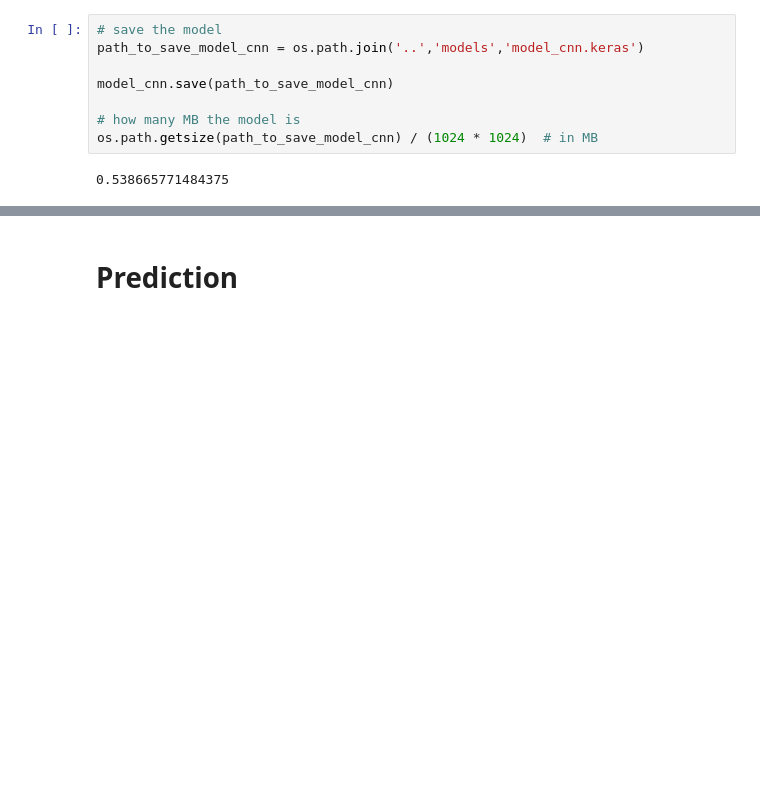
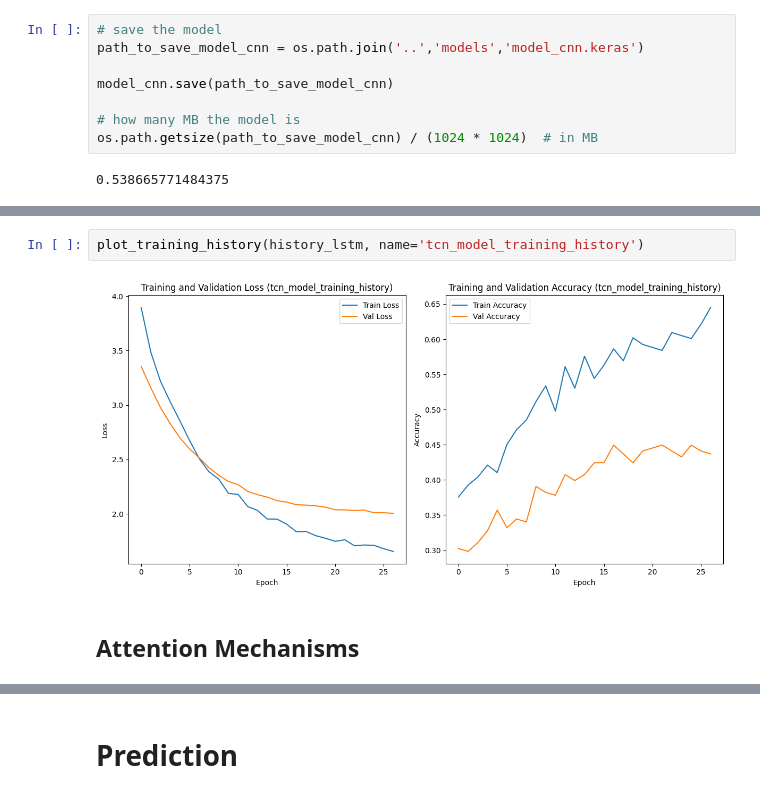
Before and after one commit to RuiFSP/mlzoomcamp2024-final-project, a Jupyter notebook: notebooks/04_train_model.ipynb, the cells around one changed output, grey strips where cells are left out. Saved outputs shown, nothing was run; the diff lists cells and outputs as text; blank space fills up the shorter version.

```diff
--- a/notebooks/04_train_model.ipynb
+++ b/notebooks/04_train_model.ipynb
@@ -446,0 +486,6 @@ Ensemble Model Accuracy: 0.65
+# %%
+plot_training_history(history_lstm, name='tcn_model_training_history')
+# %% [output]
+[figure, added]
+# %% [markdown]
+## Attention Mechanisms
```
Also changed, not shown: parts of 42 cells of this notebook, 32 other files.
